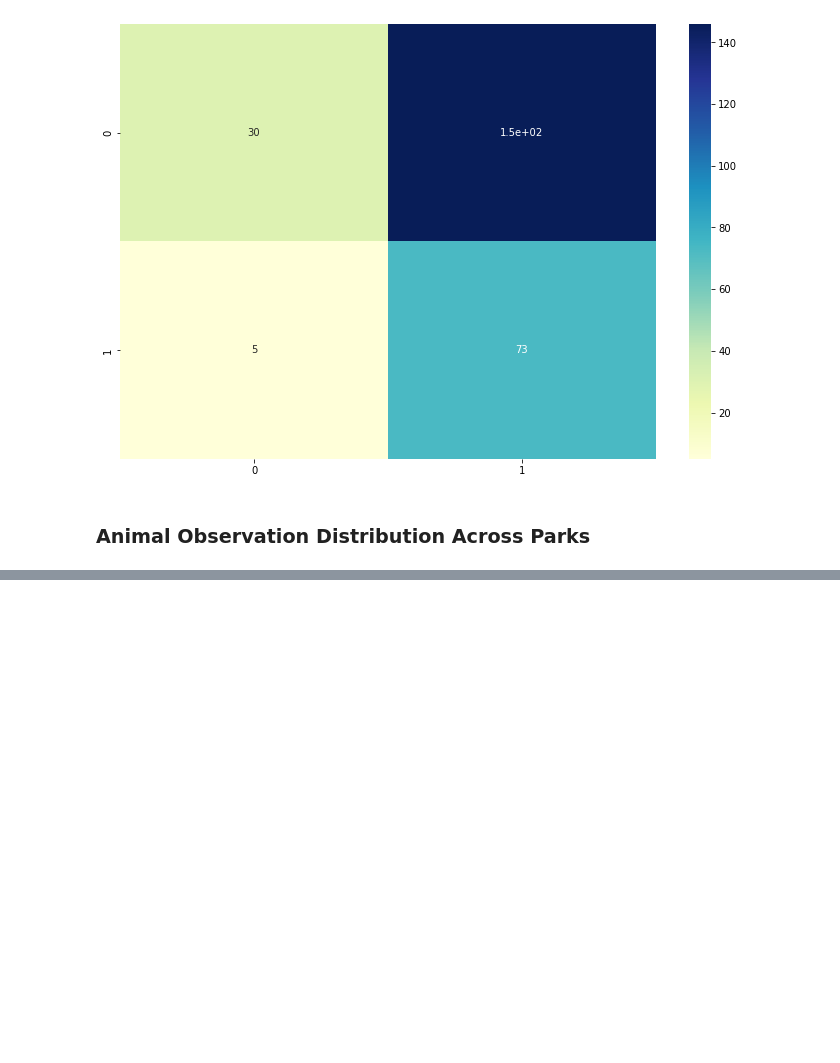
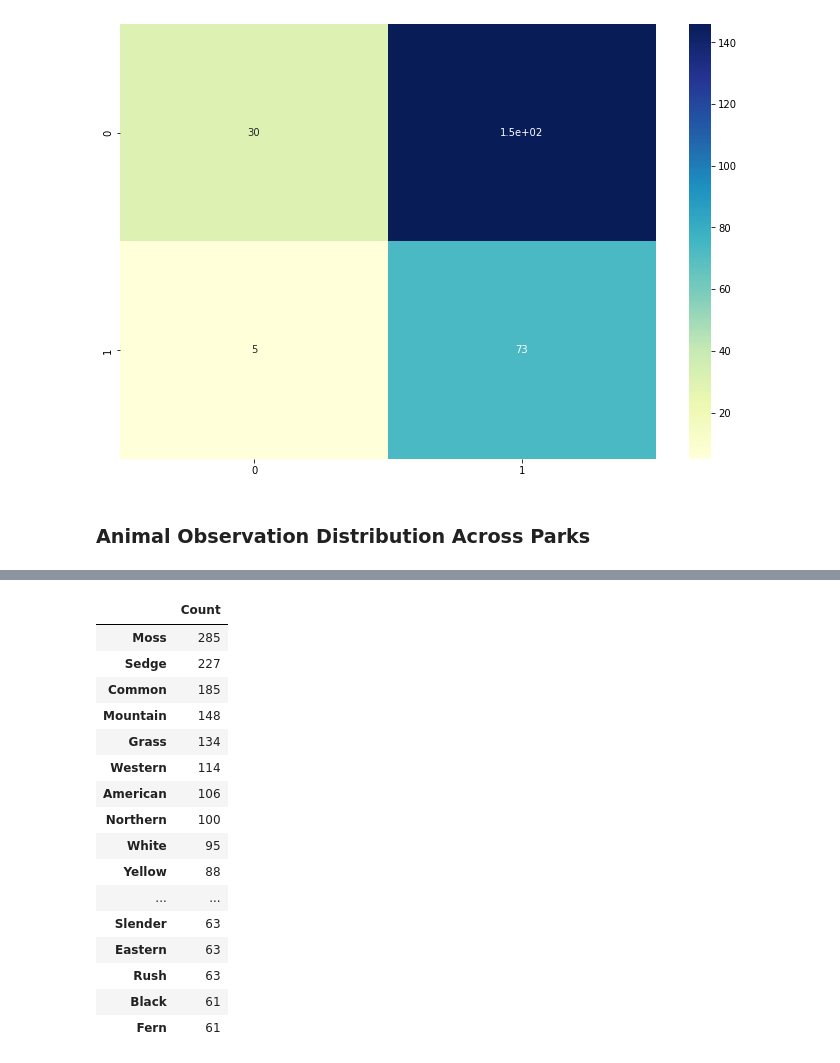
Before and after one commit to h-ostcode/Biodiversity-in-National-Parks, a Jupyter notebook: biodiversity.ipynb, the cells around one changed output, grey strips where cells are left out. Drawn from its saved outputs; the diff is of its cells as text; code cells hidden in the pictures; blank space fills up the shorter version.

```diff
--- a/biodiversity.ipynb
+++ b/biodiversity.ipynb
@@ -357,0 +373,25 @@ all_names[:10]
+# %%
+#Calculate counts for each word
+from collections import Counter
+names_count = Counter(all_names)
+#print(names_count)
+
+pd.DataFrame.from_dict(names_count, orient = 'index', columns = ["Count"]).sort_values("Count", ascending = False).head(20)
+# %% [output]
+|  | Count |
+| Moss | 285 |
+| Sedge | 227 |
+| Common | 185 |
+| Mountain | 148 |
+| Grass | 134 |
+| Western | 114 |
+| American | 106 |
+| Northern | 100 |
+| White | 95 |
+| Yellow | 88 |
+| ... | ... |
+| Slender | 63 |
+| Eastern | 63 |
+| Rush | 63 |
+| Black | 61 |
+| Fern | 61 |
```
Also changed, not shown: parts of 4 cells of this notebook.
